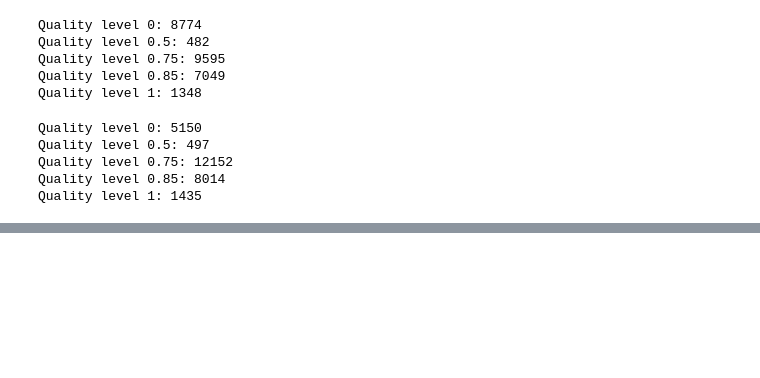
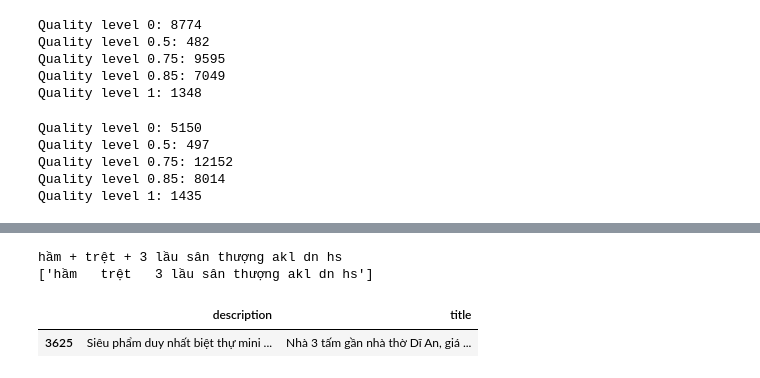
Before and after one commit to PhamMaiLinh-2403/estates-scraping-bds, a Jupyter notebook: test.ipynb, the cells around one changed output, grey strips where cells are left out. Cells and saved outputs as stored; diff of their text form; code cells hidden in the pictures; blank space fills up the shorter version.

```diff
--- a/test.ipynb
+++ b/test.ipynb
@@ -1725,0 +1737,24 @@ Quality level 1: 1435
+# %%
+import pandas as pd
+import json
+import numpy as np
+
+listing_details = pd.read_csv('output/listing_details.csv')
+listing_details.drop(['latitude', 'longitude', 'image_urls', 'description'], axis=1, inplace=True)
+
+listing_details_cleaned = pd.read_csv('output/listing_details_cleaned.csv')
+listing_details_cleaned.rename(columns={'Nguồn thông tin': 'url'}, inplace=True)
+df = pd.merge(listing_details_cleaned, listing_details, how='left', on='url')
+
+df['other_info'] = df['other_info'].apply(json.loads)
+df['main_info'] = df['main_info'].apply(json.loads)
+# %%
+yo = 'hầm + trệt + 3 lầu sân thượng akl dn hs'
+print(yo)
+yo = yo.replace('+', ' ')
+pattern = '(?:\S+\s+){0,5}lầu(?:\s*\S+){0,5}'
+string = yo.lower()
+print(re.findall(pattern, string))
+# %% [output]
+hầm + trệt + 3 lầu sân thượng akl dn hs
+['hầm   trệt   3 lầu sân thượng akl dn hs']
@@ -1725,0 +1818,5 @@ Quality level 1: 1435
+# %%
+df.iloc[3625:3626][['description', 'title']]
+# %% [output]
+|  | description | title |
+| 3625 | Siêu phẩm duy nhất biệt thự mini ... | Nhà 3 tấm gần nhà thờ Dĩ An, giá ... |
```
Also changed, not shown: parts of 12 cells of this notebook, 1 other file.
